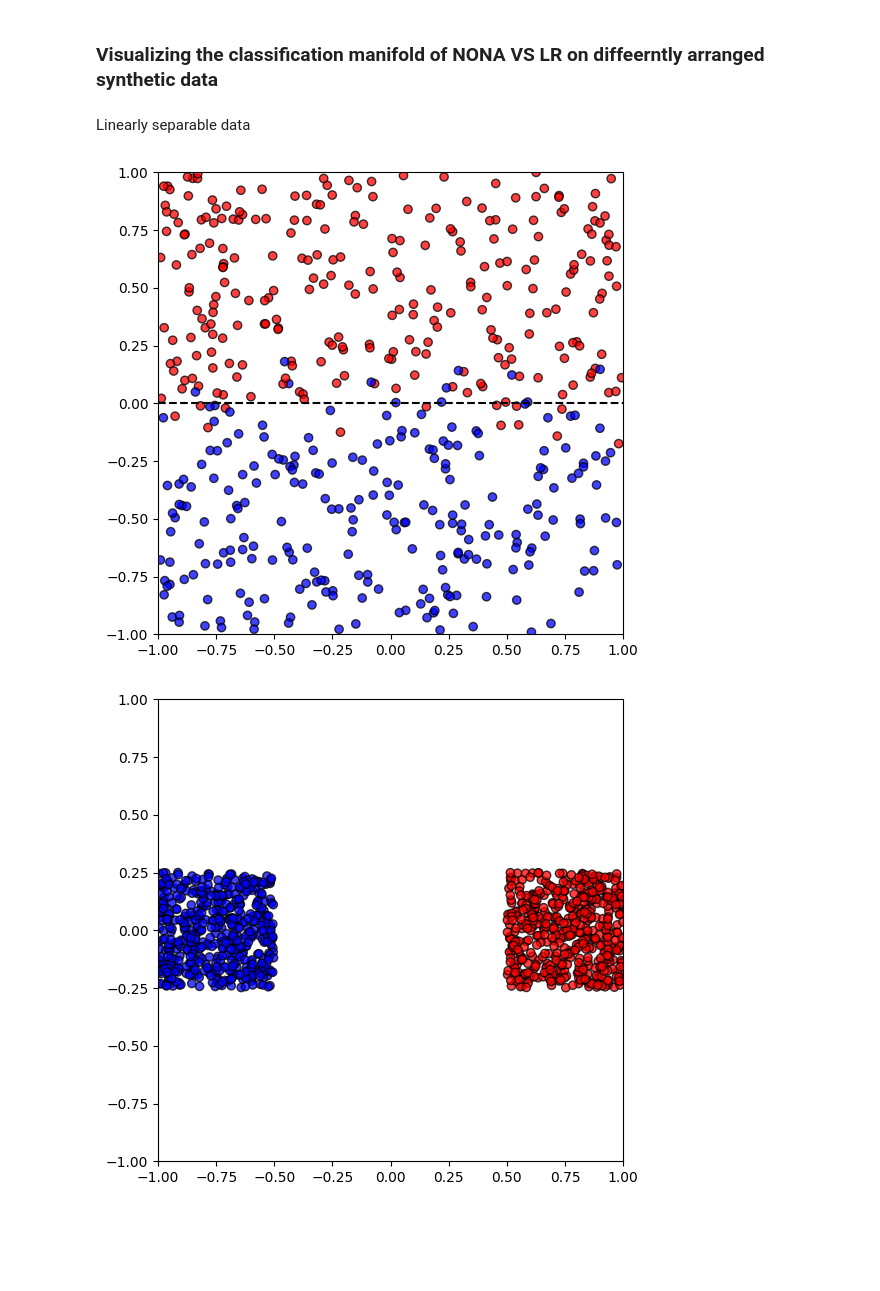
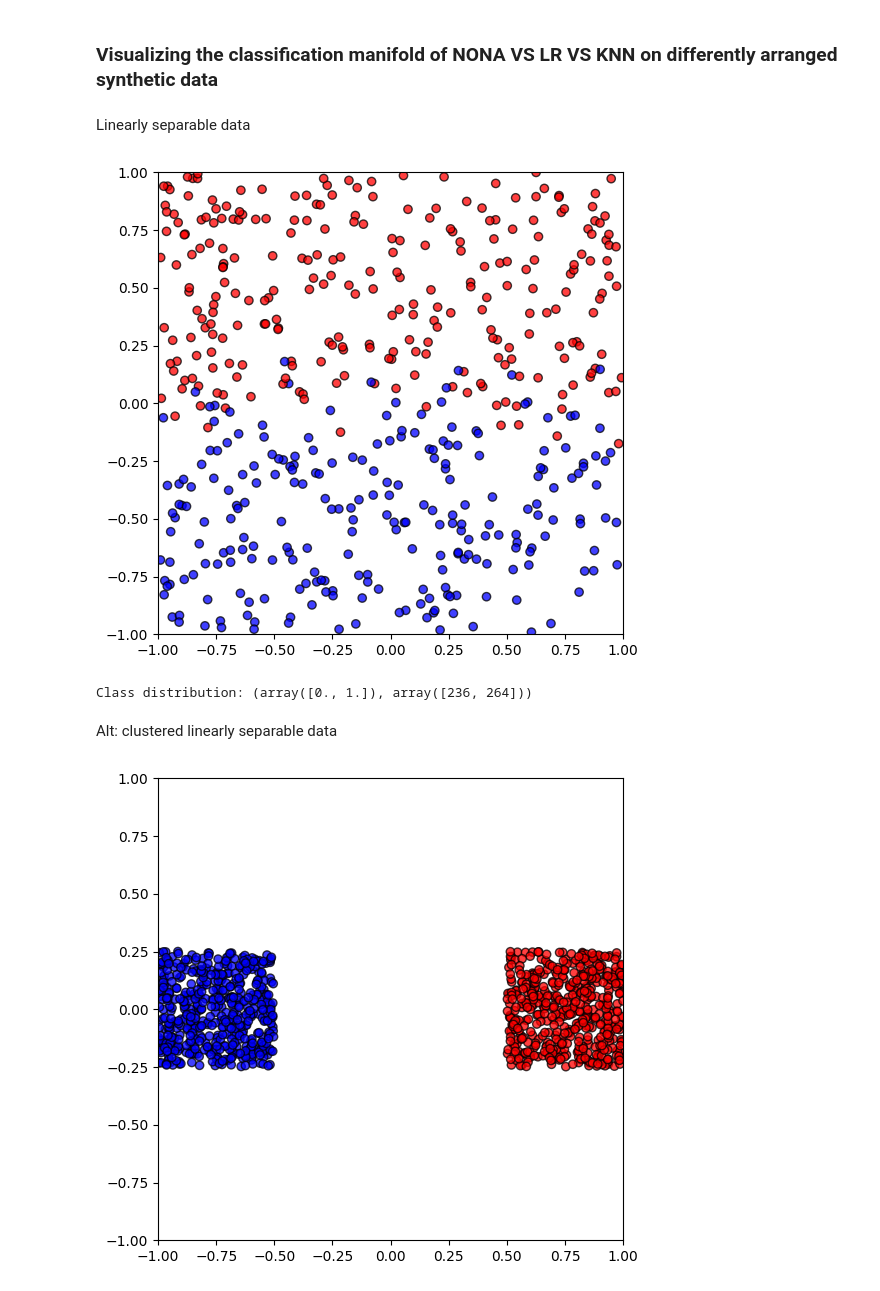
Before and after one commit to aviadsusman/nona, a Jupyter notebook: nona_vs_lr_synthetic.ipynb, the cells around one changed output. Saved outputs shown, nothing was run; the diff lists cells and outputs as text; code cells hidden in the pictures; blank space fills up the shorter version.

```diff
--- a/nona_vs_lr_synthetic.ipynb
+++ b/nona_vs_lr_synthetic.ipynb
@@ -1,2 +1,2 @@
 # %% [markdown]
-### Visualizing the classification manifold of NONA VS LR on diffeerntly arranged synthetic data
+### Visualizing the classification manifold of NONA VS LR VS KNN on differently arranged synthetic data
@@ -3,36 +11,32 @@
 # %% [markdown]
 Linearly separable data
 # %%
-import numpy as np
-import matplotlib.pyplot as plt
-import torch
-
-# Set random seed for reproducibility
 np.random.seed(42)
 
-# Generate random points in the unit square I^2 = [0,1] x [0,1]
 num_samples = 500
 X = np.random.uniform(-1,1, (num_samples,2))
 
-# Define a linear decision boundary: y = mx + b
-m = 0  # Slope
-b = 0.0  # Intercept
+m = 0
+b = 0.0
 
-# Assign labels based on the decision boundary with some noise
-noise = np.random.normal(0, 0.1, num_samples)  # Small Gaussian noise
-y = (X[:, 1] > (m * X[:, 0] + b + noise)).astype(int)  # 1 if above, 0 if below
+noise = np.random.normal(0, 0.1, num_samples)
+y = (X[:, 1] > (m * X[:, 0] + b + noise)).astype(int)
 
-X_train = torch.tensor(X, dtype=torch.float64)
-y_train = torch.tensor(y, dtype=torch.float64)
+X = torch.tensor(X, dtype=torch.float64)
+y = torch.tensor(y, dtype=torch.float64)
 
-# Plot the dataset
 plt.figure(figsize=(6, 6))
 plt.scatter(X[:, 0], X[:, 1], c=y, cmap='bwr', edgecolors='k', alpha=0.75)
 x_vals = np.linspace(-1, 1, 100)
-plt.plot(x_vals, m * x_vals + b, 'k--', label="Decision boundary")
+# plt.plot(x_vals, m * x_vals + b, 'k--', label="Decision boundary")
 plt.xlim(-1, 1)
 plt.ylim(-1, 1)
 plt.show()
+
+print('Class distribution:', np.unique(y, return_counts=True))
 # %% [output]
-[figure, old version]
+[figure, new version]
+Class distribution: (array([0., 1.]), array([236, 264]))
+# %% [markdown]
+Alt: clustered linearly separable data
 # %%
```
Also changed, not shown: parts of 29 cells of this notebook, 1 other file.
